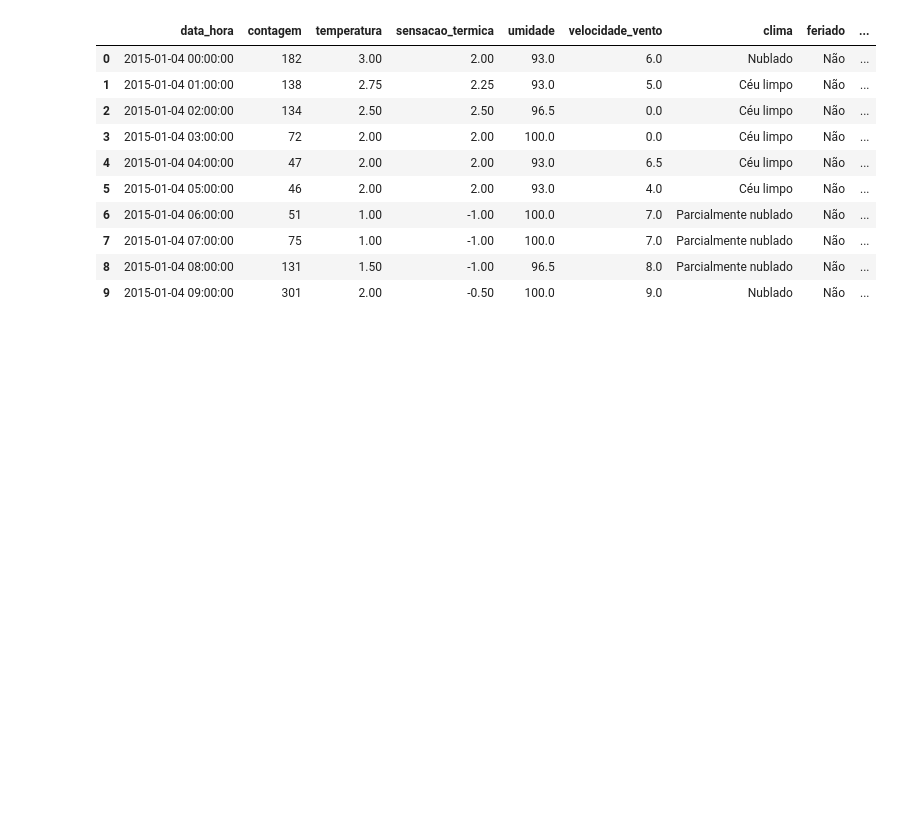
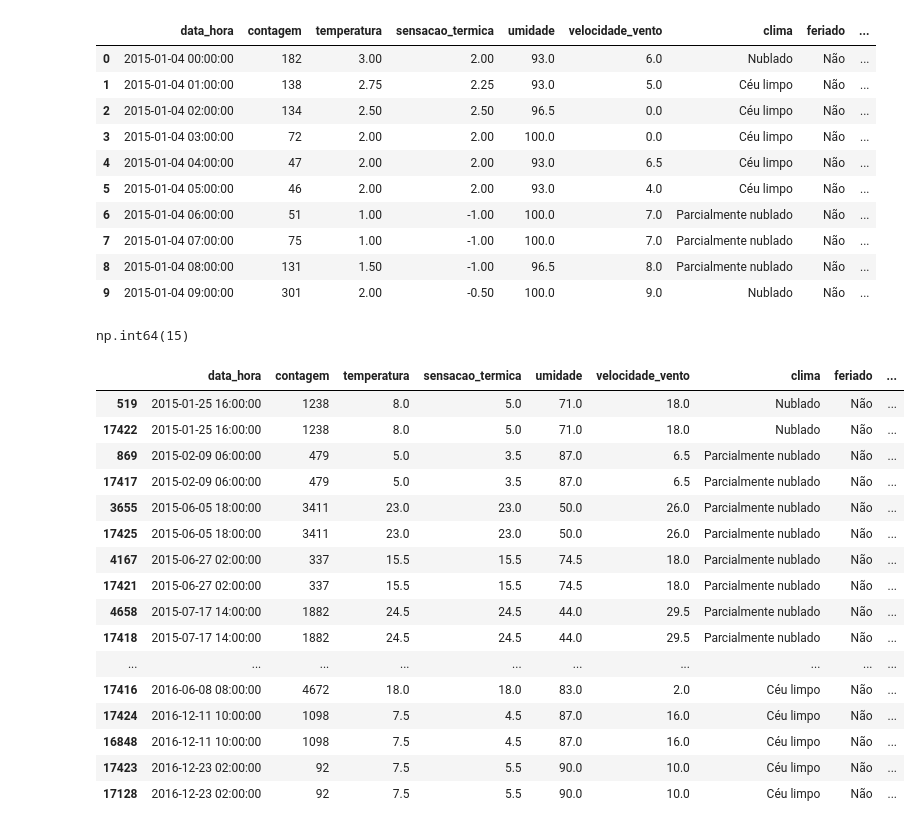
Before and after one commit to juliogazoli/alura-data-science-python-analisando-e-prevendo-series-temporais, a Jupyter notebook: atividades.ipynb, the cells around one changed output. Saved outputs shown, nothing was run; the diff lists cells and outputs as text; code cells hidden in the pictures; blank space fills up the shorter version.

```diff
--- a/atividades.ipynb
+++ b/atividades.ipynb
@@ -66,3 +66,31 @@ df.head(10)
 | 7 | 2015-01-04 07:00:00 | 75 | 1.00 | -1.00 | 100.0 | 7.0 | Parcialmente nublado | Não | ... |
 | 8 | 2015-01-04 08:00:00 | 131 | 1.50 | -1.00 | 96.5 | 8.0 | Parcialmente nublado | Não | ... |
 | 9 | 2015-01-04 09:00:00 | 301 | 2.00 | -0.50 | 100.0 | 9.0 | Nublado | Não | ... |
+# %%
+df.duplicated().sum()
+# %% [output]
+np.int64(15)
+# %%
+duplicatas = df.duplicated(keep=False)
+
+linhas_duplicatas = df[duplicatas]
+
+linhas_duplicatas.sort_values(by='data_hora')
+# %% [output]
+|  | data_hora | contagem | temperatura | sensacao_termica | umidade | velocidade_vento | clima | feriado | ... |
+| 519 | 2015-01-25 16:00:00 | 1238 | 8.0 | 5.0 | 71.0 | 18.0 | Nublado | Não | ... |
+| 17422 | 2015-01-25 16:00:00 | 1238 | 8.0 | 5.0 | 71.0 | 18.0 | Nublado | Não | ... |
+| 869 | 2015-02-09 06:00:00 | 479 | 5.0 | 3.5 | 87.0 | 6.5 | Parcialmente nublado | Não | ... |
+| 17417 | 2015-02-09 06:00:00 | 479 | 5.0 | 3.5 | 87.0 | 6.5 | Parcialmente nublado | Não | ... |
+| 3655 | 2015-06-05 18:00:00 | 3411 | 23.0 | 23.0 | 50.0 | 26.0 | Parcialmente nublado | Não | ... |
+| 17425 | 2015-06-05 18:00:00 | 3411 | 23.0 | 23.0 | 50.0 | 26.0 | Parcialmente nublado | Não | ... |
+| 4167 | 2015-06-27 02:00:00 | 337 | 15.5 | 15.5 | 74.5 | 18.0 | Parcialmente nublado | Não | ... |
+| 17421 | 2015-06-27 02:00:00 | 337 | 15.5 | 15.5 | 74.5 | 18.0 | Parcialmente nublado | Não | ... |
+| 4658 | 2015-07-17 14:00:00 | 1882 | 24.5 | 24.5 | 44.0 | 29.5 | Parcialmente nublado | Não | ... |
+| 17418 | 2015-07-17 14:00:00 | 1882 | 24.5 | 24.5 | 44.0 | 29.5 | Parcialmente nublado | Não | ... |
+| ... | ... | ... | ... | ... | ... | ... | ... | ... | ... |
+| 17416 | 2016-06-08 08:00:00 | 4672 | 18.0 | 18.0 | 83.0 | 2.0 | Céu limpo | Não | ... |
+| 17424 | 2016-12-11 10:00:00 | 1098 | 7.5 | 4.5 | 87.0 | 16.0 | Céu limpo | Não | ... |
+| 16848 | 2016-12-11 10:00:00 | 1098 | 7.5 | 4.5 | 87.0 | 16.0 | Céu limpo | Não | ... |
+| 17423 | 2016-12-23 02:00:00 | 92 | 7.5 | 5.5 | 90.0 | 10.0 | Céu limpo | Não | ... |
+| 17128 | 2016-12-23 02:00:00 | 92 | 7.5 | 5.5 | 90.0 | 10.0 | Céu limpo | Não | ... |
```
Also changed, not shown: parts of 3 cells of this notebook.
